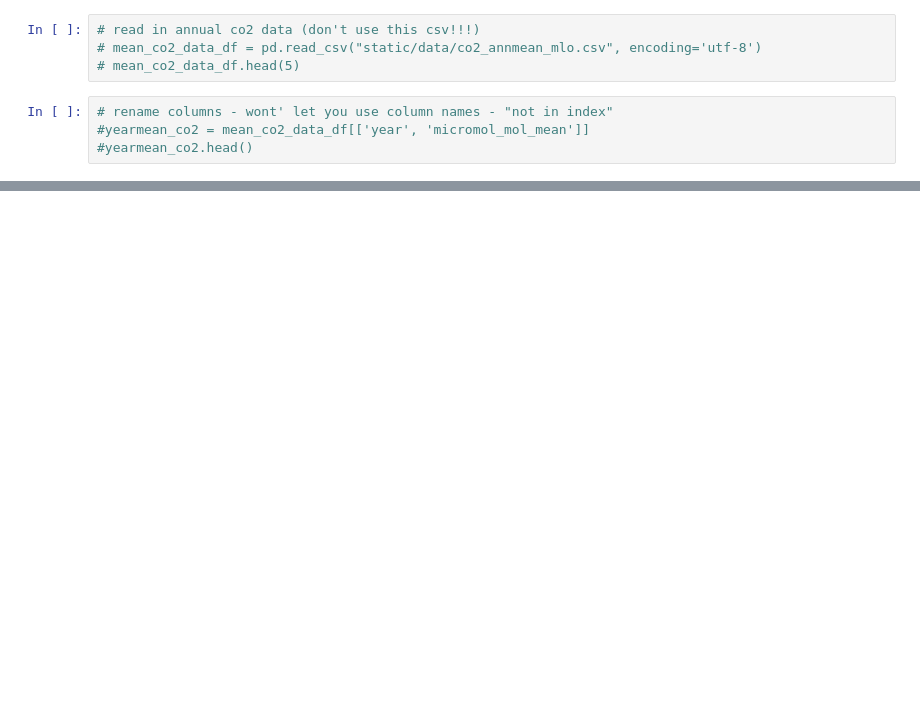
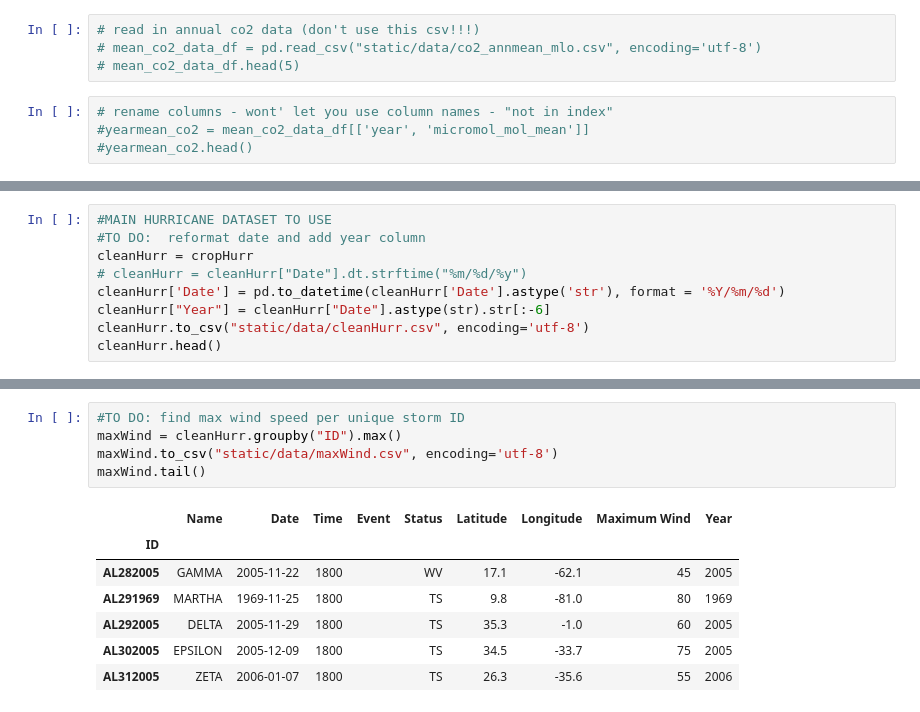
Before and after one commit to carlymckelvy/climate-change, a Jupyter notebook: EH_notebook.ipynb, the cells around one changed output, grey strips where cells are left out. Drawn from its saved outputs; the diff is of its cells as text; blank space fills up the shorter version.

```diff
--- a/EH_notebook.ipynb
+++ b/EH_notebook.ipynb
@@ -311,0 +154,9 @@ cleanHurr.tail(10)
+# %%
+#MAIN HURRICANE DATASET TO USE
+#TO DO:  reformat date and add year column
+cleanHurr = cropHurr
+# cleanHurr = cleanHurr["Date"].dt.strftime("%m/%d/%y")
+cleanHurr['Date'] = pd.to_datetime(cleanHurr['Date'].astype('str'), format = '%Y/%m/%d')
+cleanHurr["Year"] = cleanHurr["Date"].astype(str).str[:-6]
+cleanHurr.to_csv("static/data/cleanHurr.csv", encoding='utf-8')
+cleanHurr.head()
@@ -311,0 +170,13 @@ cleanHurr.tail(10)
+# %%
+#TO DO: find max wind speed per unique storm ID
+maxWind = cleanHurr.groupby("ID").max()
+maxWind.to_csv("static/data/maxWind.csv", encoding='utf-8')
+maxWind.tail()
+# %% [output]
+|  | Name | Date | Time | Event | Status | Latitude | Longitude | Maximum Wind | Year |
+| ID |  |  |  |  |  |  |  |  |  |
+| AL282005 | GAMMA | 2005-11-22 | 1800 |  | WV | 17.1 | -62.1 | 45 | 2005 |
+| AL291969 | MARTHA | 1969-11-25 | 1800 |  | TS | 9.8 | -81.0 | 80 | 1969 |
+| AL292005 | DELTA | 2005-11-29 | 1800 |  | TS | 35.3 | -1.0 | 60 | 2005 |
+| AL302005 | EPSILON | 2005-12-09 | 1800 |  | TS | 34.5 | -33.7 | 75 | 2005 |
+| AL312005 | ZETA | 2006-01-07 | 1800 |  | TS | 26.3 | -35.6 | 55 | 2006 |
```
Also changed, not shown: parts of 46 cells of this notebook, 9 other files.
